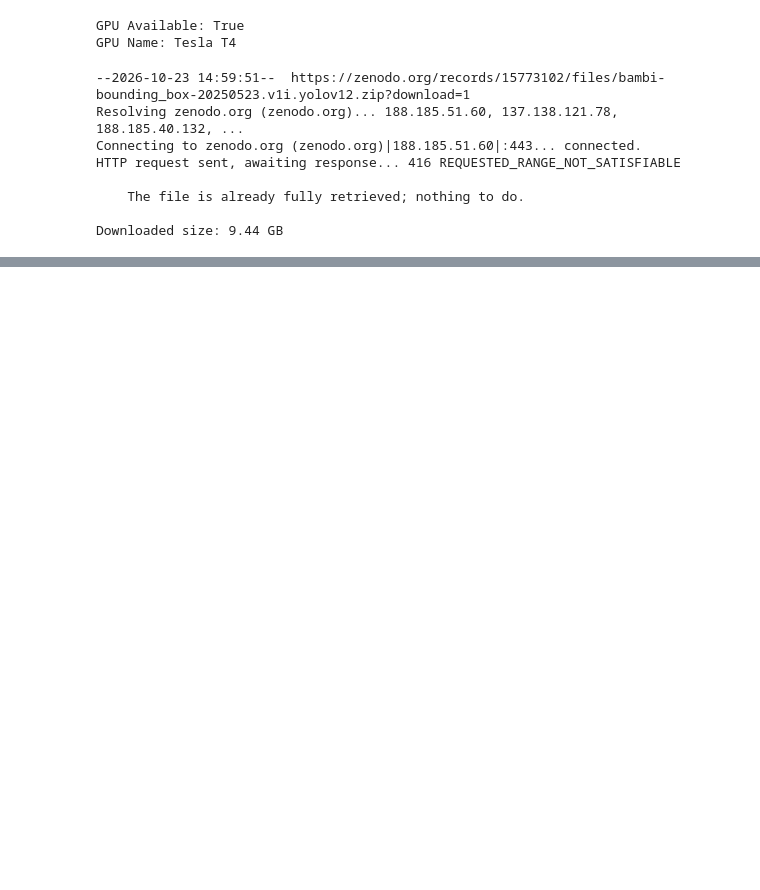
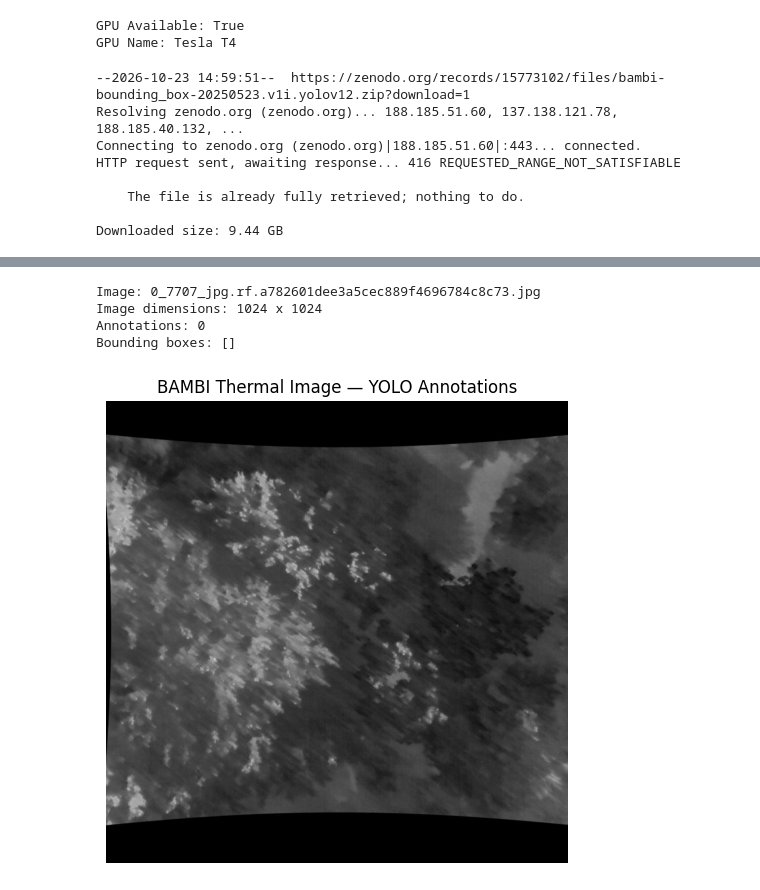
Before and after one commit to ReetomGogoi/GhostVision-AI, a Jupyter notebook: GhostVision_Thermal_Nikhil.ipynb, the cells around one changed output, grey strips where cells are left out. Saved outputs shown, nothing was run; the diff lists cells and outputs as text; code cells hidden in the pictures; blank space fills up the shorter version.

Commit message:
Verify BAMBI dataset and configure YOLO11n thermal pipeline

```diff
--- a/GhostVision_Thermal_Nikhil.ipynb
+++ b/GhostVision_Thermal_Nikhil.ipynb
@@ -66,0 +144,51 @@ Downloaded size: 9.44 GB
+# %%
+
+from pathlib import Path
+import cv2
+import matplotlib.pyplot as plt
+
+dataset = Path("/content/thermal_data/bambi")
+images = sorted((dataset / "train/images").glob("*"))
+images = [p for p in images if p.suffix.lower() in
+          [".jpg", ".jpeg", ".png"]]
+
+img_path = images[0]
+label_path = dataset / "train/labels" / (img_path.stem + ".txt")
+
+img = cv2.imread(str(img_path))
+if img is None:
+    raise ValueError("Unable to read sample image")
+
+h, w = img.shape[:2]
+boxes = []
+
+if label_path.exists():
+    for line in label_path.read_text().splitlines():
+        parts = line.split()
+        if len(parts) != 5:
+            continue
+        cls, x, y, bw, bh = map(float, parts)
+        x1 = int((x - bw / 2) * w)
+        y1 = int((y - bh / 2) * h)
+        x2 = int((x + bw / 2) * w)
+        y2 = int((y + bh / 2) * h)
+        boxes.append((int(cls), x1, y1, x2, y2))
+        cv2.rectangle(img, (x1, y1), (x2, y2),
+                      (0, 255, 0), 2)
+
+print("Image:", img_path.name)
+print("Image dimensions:", w, "x", h)
+print("Annotations:", len(boxes))
+print("Bounding boxes:", boxes[:5])
+
+plt.figure(figsize=(9, 6))
+plt.imshow(cv2.cvtColor(img, cv2.COLOR_BGR2RGB))
+plt.axis("off")
+plt.title("BAMBI Thermal Image — YOLO Annotations")
+plt.show()
+# %% [output]
+Image: 0_7707_jpg.rf.a782601dee3a5cec889f4696784c8c73.jpg
+Image dimensions: 1024 x 1024
+Annotations: 0
+Bounding boxes: []
+[figure, added]
```
Also changed, not shown: parts of 7 cells of this notebook.
